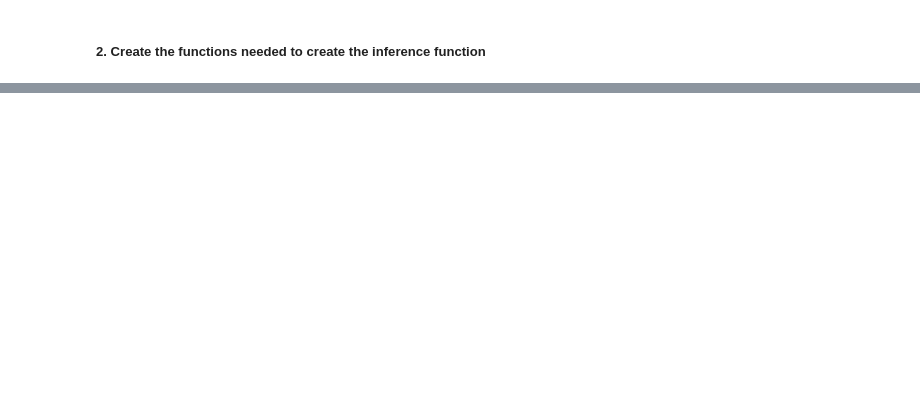
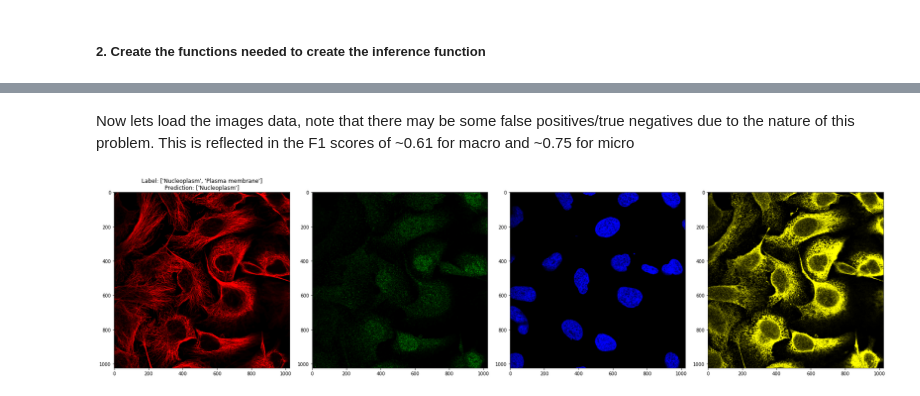
Before and after one commit to kevinlu1211/atlas-human-protein-classification, a Jupyter notebook: src/notebook/inference_node.ipynb, the cells around one changed output, grey strips where cells are left out. Saved outputs shown, nothing was run; the diff lists cells and outputs as text; code cells hidden in the pictures; blank space fills up the shorter version.

Commit message:
added self contained example for inference

```diff
--- a/src/notebook/inference_node.ipynb
+++ b/src/notebook/inference_node.ipynb
@@ -91,2 +74,0 @@ plot_rgby(image)
-# %%
-names, prediction_probs = create_inference_fn(image)
@@ -112,0 +105,2 @@ match_prediction_probs_with_labels(prediction_probs)
+# %%
+thresholds = pickle.load(open(ROOT_SAVE_PATH / "thresholds.p", "rb"))
@@ -112,0 +130,16 @@ match_prediction_probs_with_labels(prediction_probs)
+# %% [markdown]
+Now lets load the images data, note that there may be some false positives/true negatives due to the nature of this problem. This is reflected in the F1 scores of ~0.61 for macro and ~0.75 for micro
+# %%
+images_data = pickle.load(open(Path("images_data/images_data.p"), "rb"))
+# %%
+def inference_on_image_data(image_data):
+    image = image_data['image']
+    _, prediction_probs = create_inference_fn(image)
+    predictions = convert_to_string(np.where((prediction_probs > thresholds)==1)[1])
+    title = f"Label: {image_data['label']}\nPrediction: {predictions}"
+    plot_rgby(image, title=title)
+# %%
+random_image_data = random.sample(images_data, 1)[0]
+inference_on_image_data(random_image_data)
+# %% [output]
+[figure, added]
```
Also changed, not shown: parts of 21 cells of this notebook, 14 other files.
